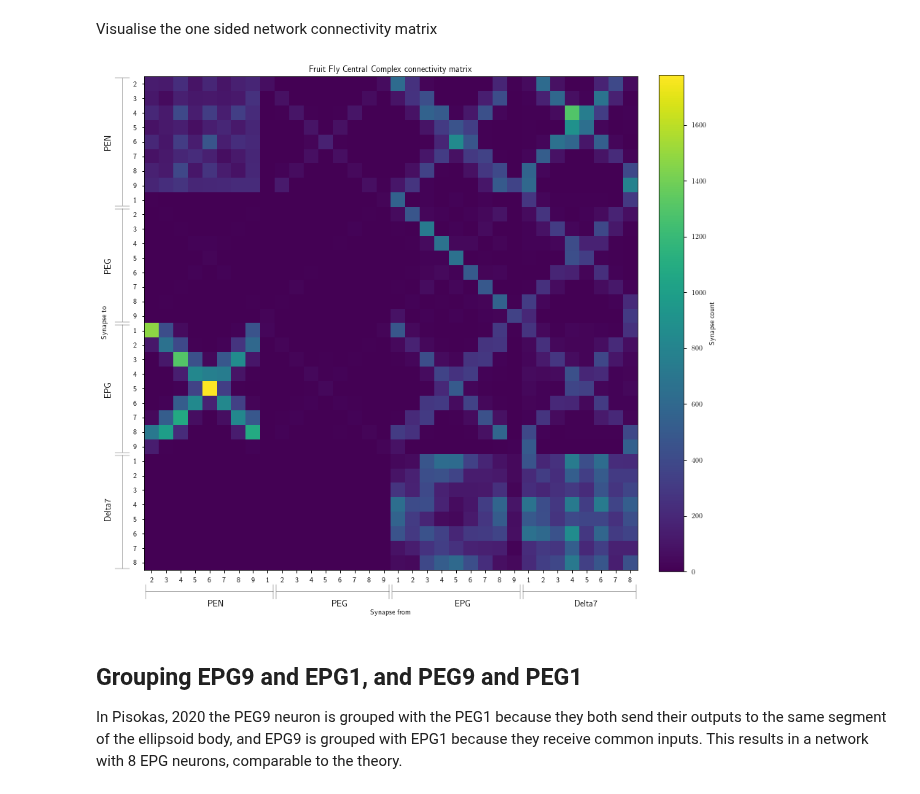
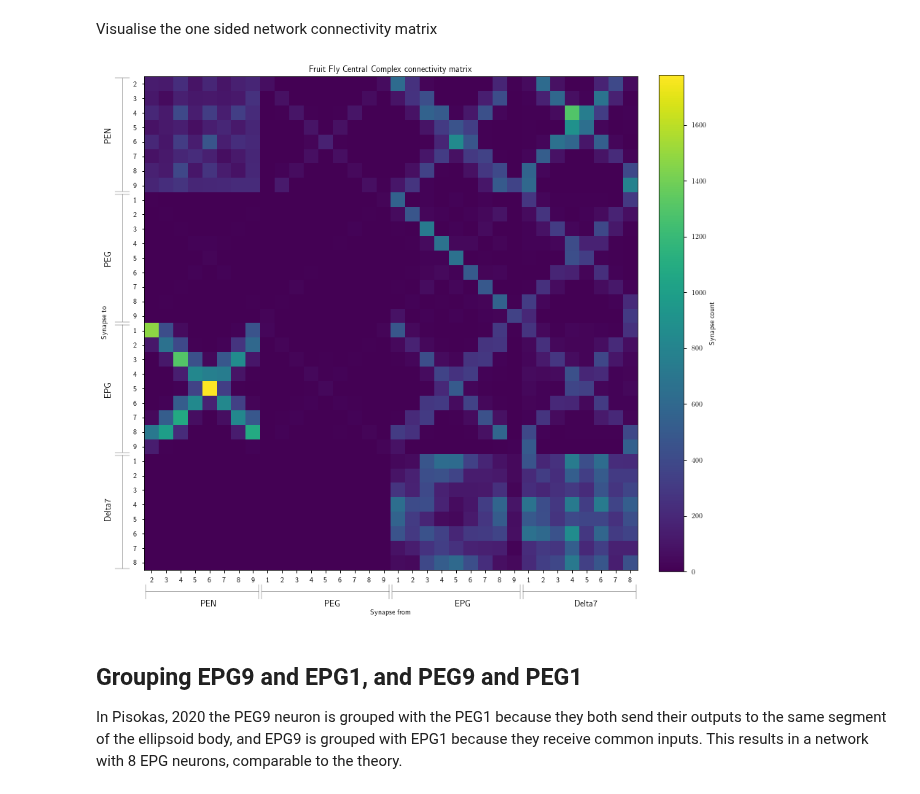
Before and after one commit to Dominic-DallOsto/insect-navigation-sinusoidal-optimality, a Jupyter notebook: fruit_fly_data_analysis.ipynb, the cells around one changed output. Saved outputs shown, nothing was run; the diff lists cells and outputs as text; code cells hidden in the pictures.

```diff
--- a/fruit_fly_data_analysis.ipynb
+++ b/fruit_fly_data_analysis.ipynb
@@ -245,7 +245,7 @@ plt.xticks(np.arange(len(neuron_groups)), [s.split('_')[1] for s in neuron_group
 plt.yticks(np.arange(len(neuron_groups)), [s.split('_')[1] for s in neuron_groups])
 
 num_neuron_groups_by_type = lambda type: len([neuron for neuron in neuron_groups if neuron.startswith(type)])
-type_borders = np.cumsum([0]+[num_neuron_groups_by_type(t) for t in ['PEG','PEN','EPG','D7']])
+type_borders = np.cumsum([0]+[num_neuron_groups_by_type(t) for t in ['PEN','PEG','EPG','D7']])
 
 for start,stop,type in zip(type_borders[:-1], type_borders[1:],['PEN','PEG','EPG','Delta7']):
 	bar_distance = 3
@@ -297,29 +297,29 @@ Visualise the one sided network connectivity matrix
 # %%
 plt.figure(figsize=(12,12))
 im = plt.imshow(connectivity_matrix_one_sided.T)
 plt.xlabel('\n\n\nSynapse from')
 plt.ylabel('Synapse to\n\n\n')
 plt.title('Fruit Fly Central Complex connectivity matrix')
 plt.xticks(np.arange(len(neuron_groups)), [s.split('_')[1] for s in neuron_groups])
 plt.yticks(np.arange(len(neuron_groups)), [s.split('_')[1] for s in neuron_groups])
 
 num_neuron_groups_by_type = lambda type: len([neuron for neuron in neuron_groups if neuron.startswith(type)])
-type_borders = np.cumsum([0]+[num_neuron_groups_by_type(t) for t in ['PEG','PEN','EPG','D7']])
+type_borders = np.cumsum([0]+[num_neuron_groups_by_type(t) for t in ['PEN','PEG','EPG','D7']])
 
 for start,stop,type in zip(type_borders[:-1], type_borders[1:],['PEN','PEG','EPG','Delta7']):
 	bar_distance = 1.5
 	plt.annotate('',xy=(start-.5,plt.ylim()[0]+bar_distance),xytext=(stop-.5,plt.ylim()[0]+bar_distance), arrowprops=dict(arrowstyle='|-|',facecolor='red'), annotation_clip=False)
 	plt.annotate('',xy=(plt.xlim()[0]-bar_distance,start-.5),xytext=(plt.xlim()[0]-bar_distance,stop-.5), arrowprops=dict(arrowstyle='|-|',facecolor='red'), annotation_clip=False)
 
 	plt.annotate(type,xy=((start+stop)/2,plt.ylim()[0]+bar_distance+1), annotation_clip=False, fontsize=12, horizontalalignment='center')
 	plt.annotate(type,xy=(plt.xlim()[0]-bar_distance-1,(start+stop)/2), annotation_clip=False, fontsize=12, horizontalalignment='center', rotation=90)
 
 plt.colorbar(im, fraction=0.046, pad=0.04, label='Synapse count')
 plt.tight_layout()
 plt.savefig('plots/janelia-connectivity-matrix-grouped-one-side.pdf')
 plt.show()
 # %% [output]
-[figure, old version]
+[figure, new version]
 # %% [markdown]
 ## Grouping EPG9 and EPG1, and PEG9 and PEG1
 
```
Also changed, not shown: parts of 2 cells of this notebook, 4 other files.
